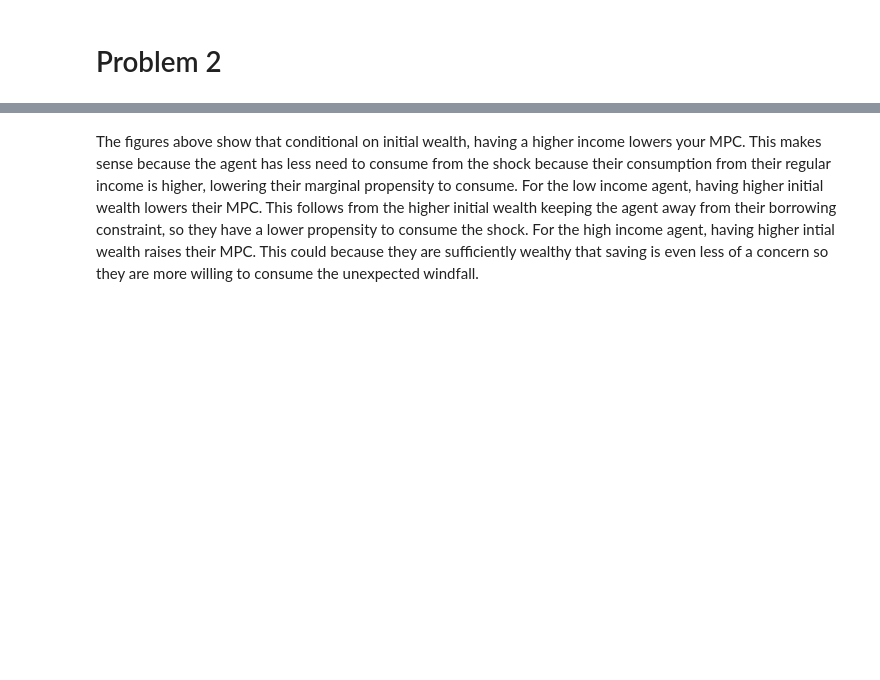
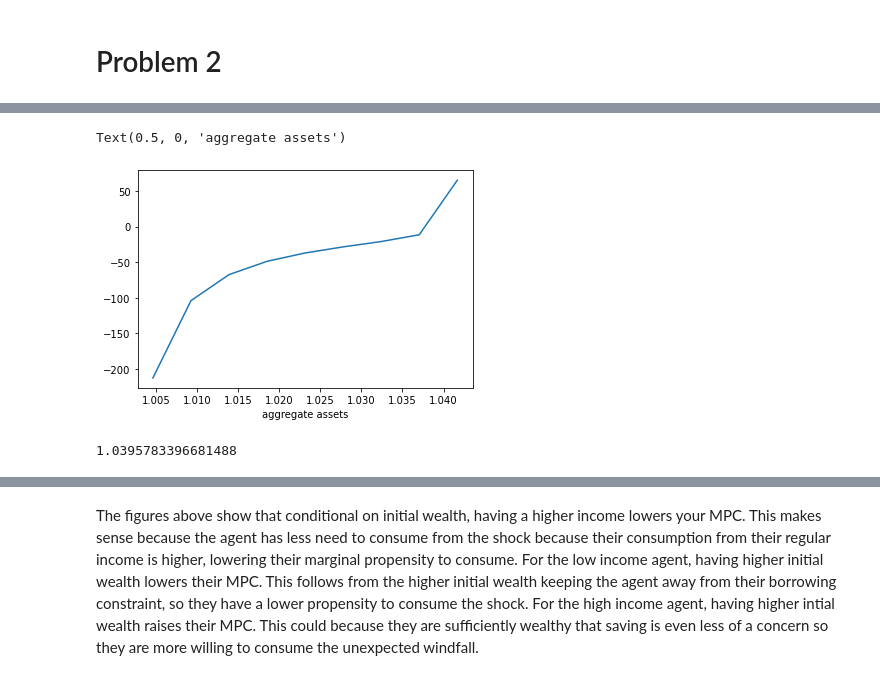
Before and after one commit to mayalroy/ECON_2010C_Q2_PS3, a Jupyter notebook: PS3.ipynb, the cells around one changed output, grey strips where cells are left out. Drawn from its saved outputs; the diff is of its cells as text; code cells hidden in the pictures; blank space fills up the shorter version.

Commit message:
graphs!

```diff
--- a/PS3.ipynb
+++ b/PS3.ipynb
@@ -43,7 +43,7 @@ amax = 100
 na = 1000
 
 # Interest rate grid
-nR = 5
+nR = 10
 R_grid = np.linspace(1,1/β, num=nR)
 # %%
 def prepare(yL=yL, amin=amin, amax=amax, na=na, θ=0, x=0):
@@ -272,8 +162,0 @@ A_R(1/β)
-# %%
-# function to find market-clearing R
-def find_R(param=param_base):
-    R_star = opt.brentq(A_R, 1, 1/β)
-    return R_star
-
-R = find_R()
-R
@@ -286,0 +264,20 @@ R
+# %%
+# Plotting A(R) as a fxn of R
+
+A_vals = [A_R(R) for R in R_grid]
+plt.plot(R_grid[1:], A_vals[1:])
+plt.xlabel('R')
+plt.xlabel('aggregate assets')
+# %% [output]
+Text(0.5, 0, 'aggregate assets')
+[figure, added]
+# %%
+# function to find market-clearing R
+def find_R(param=param_base):
+    R_star = opt.brentq(A_R, 1, 1/β)
+    return R_star
+
+R_eqm = find_R()
+R_eqm
+# %% [output]
+1.0395783396681488
```
Also changed, not shown: parts of 42 cells of this notebook.
